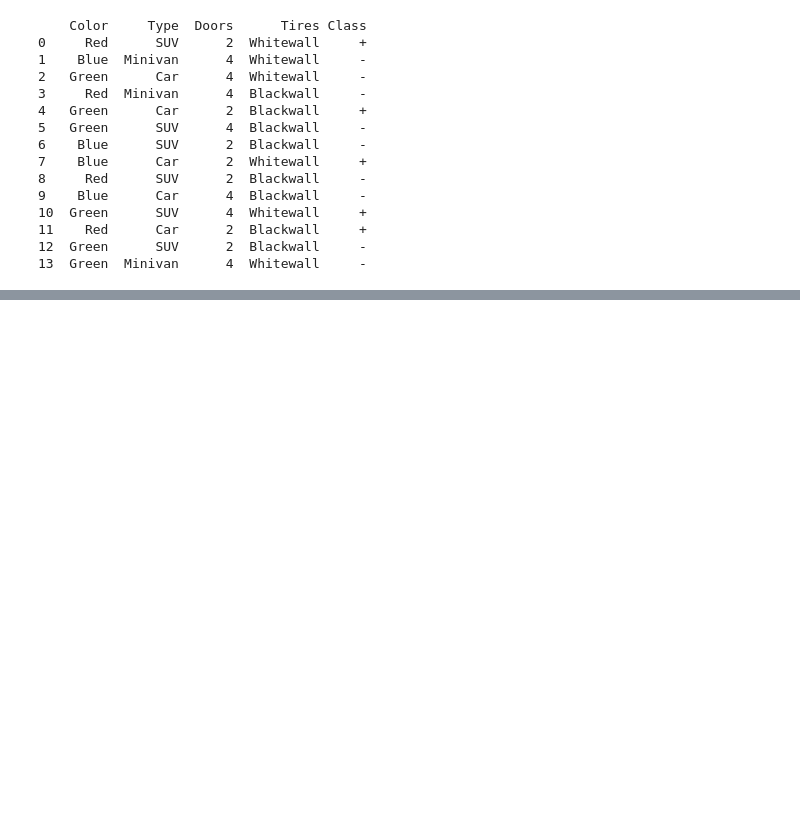
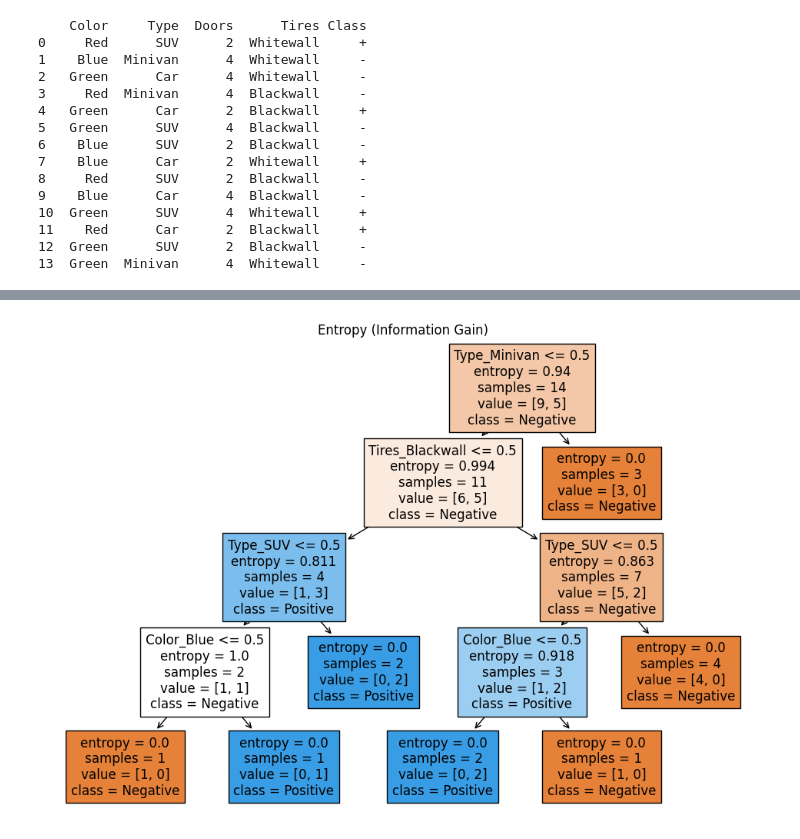
Before and after one commit to AIwaziri/Ai-305-LAB-ML, a Jupyter notebook: Assignment1/waziri-ML-Assgnment-1-Codes.ipynb, the cells around one changed output, grey strips where cells are left out. Cells and saved outputs as stored; diff of their text form; code cells hidden in the pictures; blank space fills up the shorter version.

```diff
--- a/Assignment1/waziri-ML-Assgnment-1-Codes.ipynb
+++ b/Assignment1/waziri-ML-Assgnment-1-Codes.ipynb
@@ -197,0 +130,7 @@ Misclassification Rate (Gini): 0.00
+# %%
+# 2. Using Entropy (Information Gain)
+clf_entropy = DecisionTreeClassifier(criterion='entropy', random_state=42)
+clf_entropy.fit(X, y)
+plot_tree(clf_entropy, "Entropy (Information Gain)")
+# %% [output]
+[figure, added]
```
Also changed, not shown: parts of 24 cells of this notebook, 9 other files.
